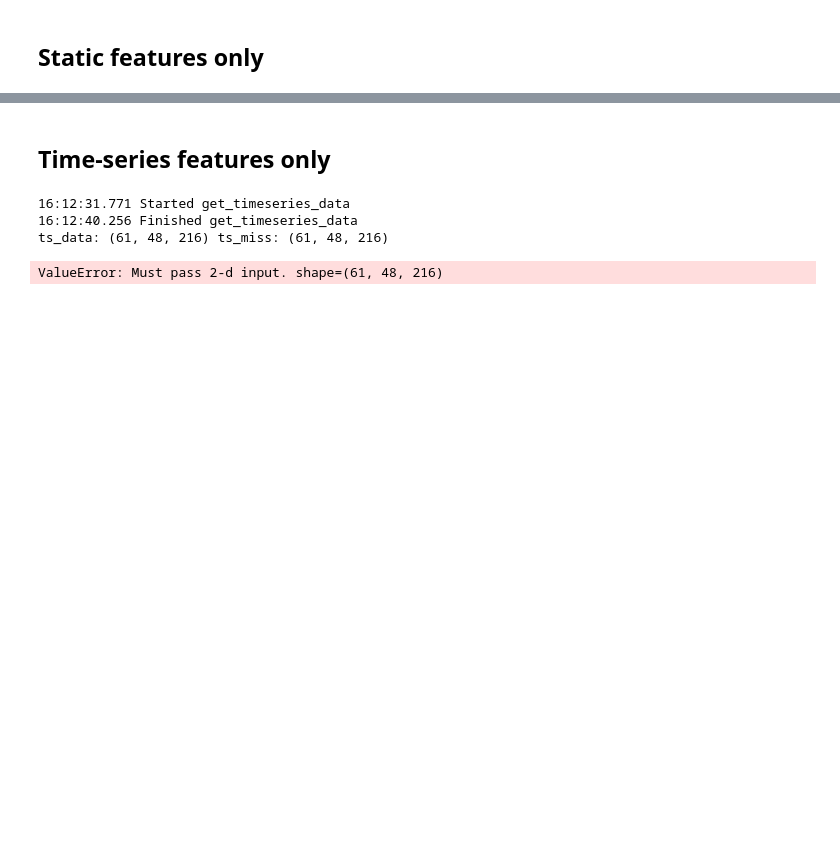
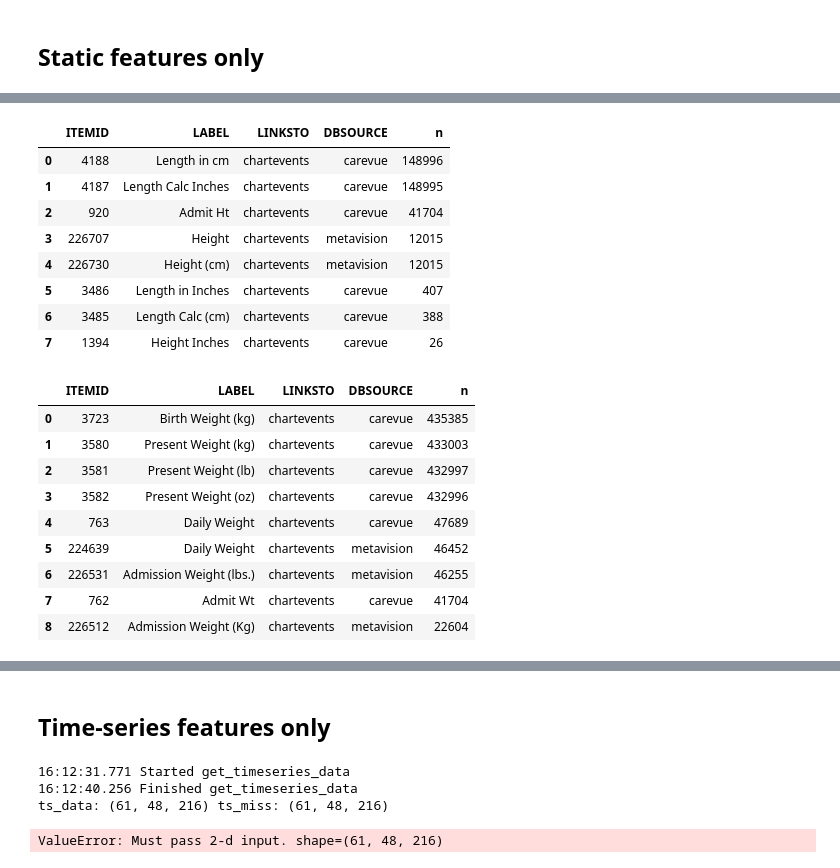
Before and after one commit to alonbebchuk/mlhc_project, a Jupyter notebook: src/test_criteria.ipynb, the cells around one changed output, grey strips where cells are left out. Saved outputs shown, nothing was run; the diff lists cells and outputs as text; code cells hidden in the pictures; blank space fills up the shorter version.

```diff
--- a/src/test_criteria.ipynb
+++ b/src/test_criteria.ipynb
@@ -365,0 +602,47 @@ lab["combo"].value_counts(normalize=True).rename("freq").to_frame()
+# %%
+height_ids = [920, 1394, 4187, 3486, 226730, 3485, 4188, 226707]
+weight_ids = [762, 763, 3723, 3580, 226512, 224639, 3581, 226531, 3582]
+
+q_height_present = f"""
+SELECT di.itemid, di.label, di.linksto, di.dbsource, COUNT(*) AS n
+FROM chartevents ce
+JOIN d_items di USING (itemid)
+WHERE ce.itemid IN ({",".join(map(str, height_ids))})
+GROUP BY 1,2,3,4
+ORDER BY n DESC;
+"""
+
+q_weight_present = f"""
+SELECT di.itemid, di.label, di.linksto, di.dbsource, COUNT(*) AS n
+FROM chartevents ce
+JOIN d_items di USING (itemid)
+WHERE ce.itemid IN ({",".join(map(str, weight_ids))})
+GROUP BY 1,2,3,4
+ORDER BY n DESC;
+"""
+
+height_present = con.execute(q_height_present).fetchdf()
+weight_present = con.execute(q_weight_present).fetchdf()
+
+display(height_present)
+display(weight_present)
+# %% [output]
+|  | ITEMID | LABEL | LINKSTO | DBSOURCE | n |
+| 0 | 4188 | Length in cm | chartevents | carevue | 148996 |
+| 1 | 4187 | Length Calc Inches | chartevents | carevue | 148995 |
+| 2 | 920 | Admit Ht | chartevents | carevue | 41704 |
+| 3 | 226707 | Height | chartevents | metavision | 12015 |
+| 4 | 226730 | Height (cm) | chartevents | metavision | 12015 |
+| 5 | 3486 | Length in Inches | chartevents | carevue | 407 |
+| 6 | 3485 | Length Calc (cm) | chartevents | carevue | 388 |
+| 7 | 1394 | Height Inches | chartevents | carevue | 26 |
+|  | ITEMID | LABEL | LINKSTO | DBSOURCE | n |
+| 0 | 3723 | Birth Weight (kg) | chartevents | carevue | 435385 |
+| 1 | 3580 | Present Weight (kg) | chartevents | carevue | 433003 |
+| 2 | 3581 | Present Weight (lb) | chartevents | carevue | 432997 |
+| 3 | 3582 | Present Weight (oz) | chartevents | carevue | 432996 |
+| 4 | 763 | Daily Weight | chartevents | carevue | 47689 |
+| 5 | 224639 | Daily Weight | chartevents | metavision | 46452 |
+| 6 | 226531 | Admission Weight (lbs.) | chartevents | metavision | 46255 |
+| 7 | 762 | Admit Wt | chartevents | carevue | 41704 |
+| 8 | 226512 | Admission Weight (Kg) | chartevents | metavision | 22604 |
```
Also changed, not shown: parts of 13 cells of this notebook, 2 other files.
